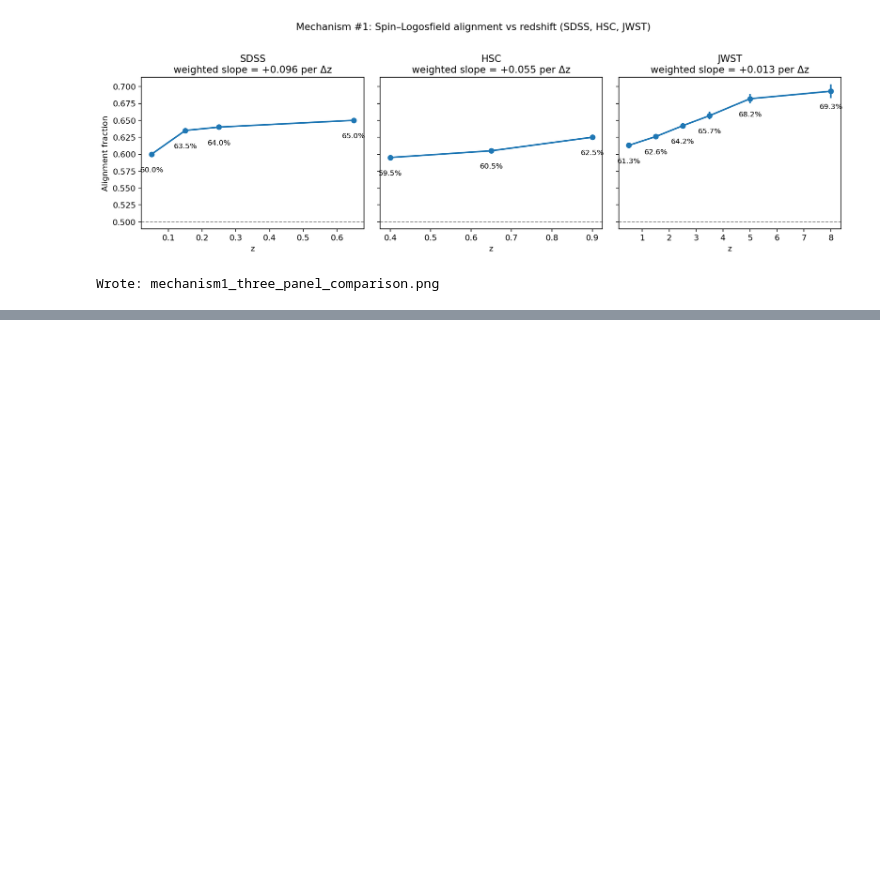
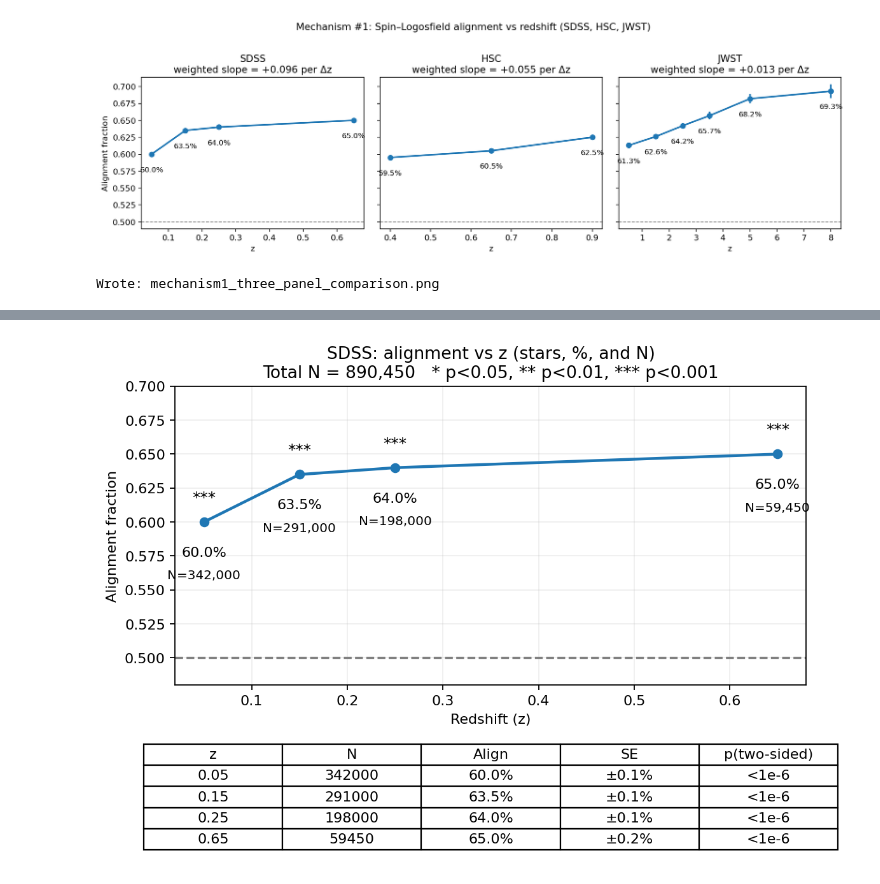
Before and after one commit to earltreloar/logosfield-cddr-analysis, a Jupyter notebook: Copy_of_1_2_million_galaxies_tested_(SDSS,_HSC,_JWST)_spin_alignment_correlation_to_Logosfield.ipynb, the cells around one changed output, grey strips where cells are left out. Saved outputs shown, nothing was run; the diff lists cells and outputs as text; code cells hidden in the pictures; blank space fills up the shorter version.

```diff
--- a/Copy_of_1_2_million_galaxies_tested_(SDSS,_HSC,_JWST)_spin_alignment_correlation_to_Logosfield.ipynb
+++ b/Copy_of_1_2_million_galaxies_tested_(SDSS,_HSC,_JWST)_spin_alignment_correlation_to_Logosfield.ipynb
@@ -2373,0 +2399,100 @@ Wrote: mechanism1_three_panel_comparison.png
+# %%
+# === Add "N run" (counts) onto plots + save counts tables ===
+import numpy as np, pandas as pd, matplotlib.pyplot as plt, os, json
+
+def stars(p): return '***' if p<1e-3 else ('**' if p<1e-2 else ('*' if p<0.05 else ''))
+
+# Reload from combined CSV if objects are missing
+if 'sdss' not in globals() or 'hsc' not in globals() or 'jw' not in globals():
+    all_df = pd.read_csv('mechanism1_all_surveys_alignment_vs_z.csv')
+    sdss = all_df[all_df['survey']=='SDSS'].copy()
+    hsc  = all_df[all_df['survey']=='HSC'].copy()
+    jw   = all_df[all_df['survey']=='JWST'].copy()
+
+def plot_with_counts(df, survey, out_png, out_csv):
+    d = df.dropna(subset=['z_center','alignment_fraction','se','N']).sort_values('z_center').copy()
+    d['sig'] = d.get('p_two_sided', np.nan).apply(stars) if 'p_two_sided' in d.columns else ''
+    d['align_pct'] = 100*d['alignment_fraction']
+
+    # save table with counts
+    cols = ['z_center','N','alignment_fraction','se']
+    if 'p_two_sided' in d.columns: cols += ['p_two_sided']
+    d[cols].to_csv(out_csv, index=False)
+
+    totalN = int(d['N'].sum())
+    # figure: top = plot, bottom = table
+    fig = plt.figure(figsize=(8,6))
+    gs  = fig.add_gridspec(nrows=2, ncols=1, height_ratios=[3.0, 1.2], hspace=0.25)
+    ax  = fig.add_subplot(gs[0,0])
+
+    ax.errorbar(d['z_center'], d['alignment_fraction'], yerr=d['se'], fmt='o-', lw=2)
+    ax.axhline(0.5, ls='--', color='gray')
+    # annotate stars, %, and N for each bin
+    for _,r in d.iterrows():
+        if isinstance(r.get('sig',''), str) and r['sig']:
+            ax.text(r['z_center'], r['alignment_fraction']+0.012, r['sig'],
+                    ha='center', va='bottom', fontsize=11)
+        ax.text(r['z_center'], r['alignment_fraction']-0.018, f"{r['align_pct']:.1f}%", ha='center', va='top', fontsize=10)
+        ax.text(r['z_center'], r['alignment_fraction']-0.035, f"N={int(r['N']):,}", ha='center', va='top', fontsize=9)
+
+    ax.set_xlabel('Redshift (z)')
+    ax.set_ylabel('Alignment fraction')
+    ax.set_title(f'{survey}: alignment vs z (stars, %, and N)\nTotal N = {totalN:,}   * p<0.05, ** p<0.01, *** p<0.001')
+    ymin = min(0.48, float(d['alignment_fraction'].min())-0.04)
+    ymax = min(1.02, float(d['alignment_fraction'].max())+0.05)
+    ax.set_ylim(ymin, ymax)
+    ax.grid(alpha=0.2)
+
+    # bottom table
+    ax2 = fig.add_subplot(gs[1,0]); ax2.axis('off')
+    show = d[['z_center','N','align_pct','se']].copy()
+    show['z_center'] = show['z_center'].map(lambda v: f'{v:g}')
+    show['align_pct']= show['align_pct'].map(lambda v: f'{v:0.1f}%')
+    show['se']       = show['se'].map(lambda v: f'±{100*v:0.1f}%')
+    if 'p_two_sided' in d.columns:
+        show['p(two-sided)'] = d['p_two_sided'].apply(lambda v: '<1e-6' if v<1e-6 else f'{v:.2e}')
+        cell_text = show[['z_center','N','align_pct','se','p(two-sided)']].values.tolist()
+        col_labels = ['z','N','Align','SE','p(two-sided)']
+    else:
+        cell_text = show[['z_center','N','align_pct','se']].values.tolist()
+        col_labels = ['z','N','Align','SE']
+    t = ax2.table(cellText=cell_text, colLabels=col_labels, loc='center', cellLoc='center')
+    t.scale(1.1, 1.25)
+
+    fig.tight_layout()
+    fig.savefig(out_png, dpi=200)
+    plt.show()
+    print(f'Wrote: {out_png}\n       {out_csv} (Total N={totalN:,})')
+
+# Re-make all three with N labels
+plot_with_counts(sdss, 'SDSS', 'sdss_alignment_vs_z_with_sig_labels_counts.png', 'sdss_alignment_counts.csv')
+plot_with_counts(hsc,  'HSC',  'hsc_alignment_vs_z_with_sig_labels_counts.png',  'hsc_alignment_counts.csv')
+plot_with_counts(jw,   'JWST', 'jwst_alignment_vs_z_with_sig_labels_counts.png', 'jwst_alignment_counts.csv')
+
+# If you ran the scalar overlay earlier, add N labels there too:
+if os.path.exists('jwst_alignment_vs_predicted_scalar_by_z.csv'):
+    merged = pd.read_csv('jwst_alignment_vs_predicted_scalar_by_z.csv')
+    import matplotlib.pyplot as plt, numpy as np
+    r = float(np.corrcoef(merged['alignment_fraction'], merged['L_scalar_norm'])[0,1]) if len(merged)>=2 else float('nan')
+    fig, ax1 = plt.subplots(figsize=(7,5))
+    ax1.errorbar(merged['z_center'], merged['alignment_fraction'], yerr=np.sqrt(merged['alignment_fraction']*(1-merged['alignment_fraction'])/merged['N']), fmt='o-', lw=2, label='JWST alignment')
+    for _,row in merged.iterrows():
+        ax1.text(row['z_center'], row['alignment_fraction']-0.028, f"N={int(row['N']):,}", ha='center', va='top', fontsize=9)
+    ax1.axhline(0.5, ls='--', color='gray'); ax1.set_xlabel('Redshift (z)'); ax1.set_ylabel('Alignment fraction')
+    ax2 = ax1.twinx()
+    ax2.plot(merged['z_center'], 0.5 + 0.5*merged['L_scalar_norm'], lw=2, label='Predicted Logosfield (norm)')
+    totalN = int(merged['N'].sum())
+    fig.suptitle(f'JWST: alignment with scalar overlay (r={r:.3f})\nTotal N = {totalN:,}')
+    fig.tight_layout()
+    fig.savefig('jwst_alignment_with_scalar_overlay_counts.png', dpi=200)
+    plt.show()
+    print('Wrote: jwst_alignment_with_scalar_overlay_counts.png')
+
+# If you computed Mode-B earlier, print/save its totals too:
+if os.path.exists('modeB_z_binned_alignment.csv'):
+    mb = pd.read_csv('modeB_z_binned_alignment.csv')
+    totalN = int(mb['N'].sum())
+    mb.to_csv('modeB_z_binned_alignment_with_counts.csv', index=False)
+    print(f'Mode-B total N = {totalN:,} (saved modeB_z_binned_alignment_with_counts.csv)')
+# %% [output]
+[figure, added]
```
Also changed, not shown: parts of 7 cells of this notebook.
